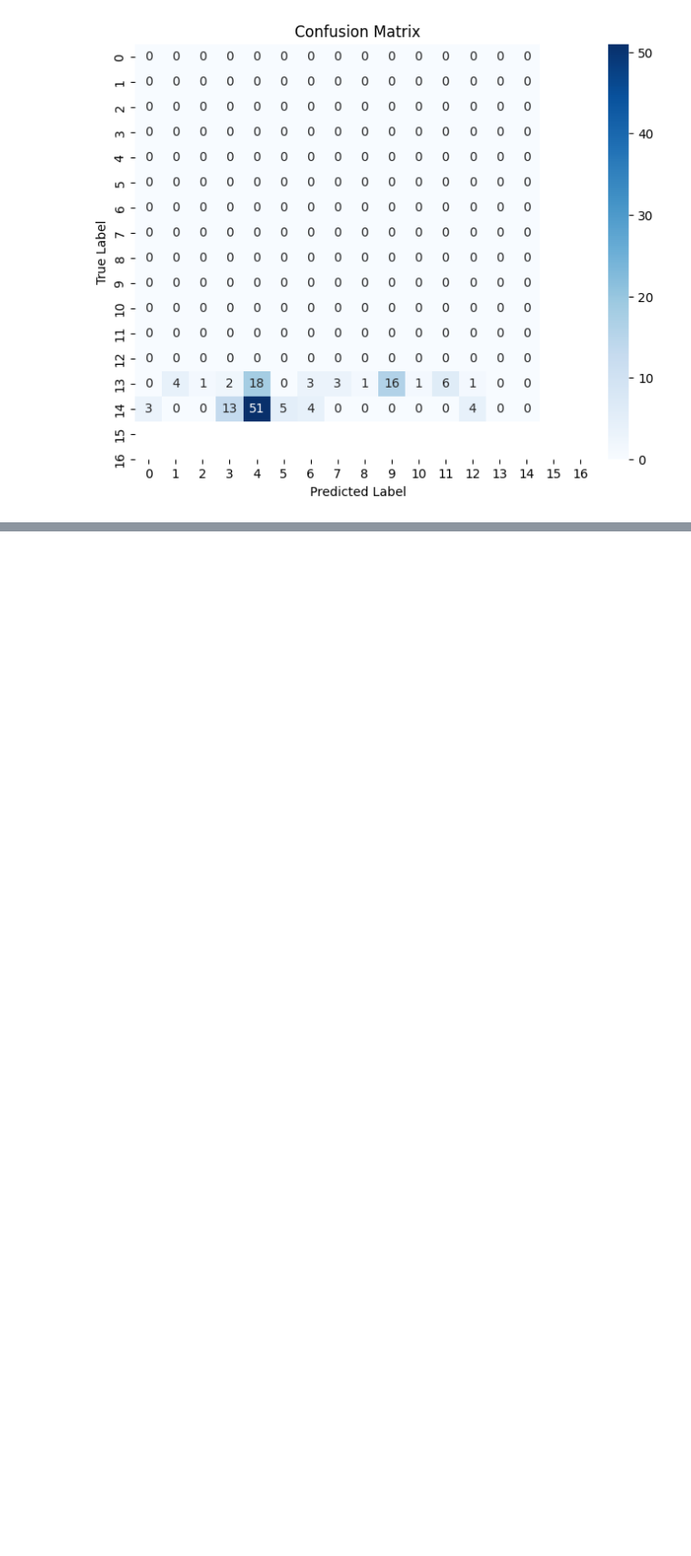
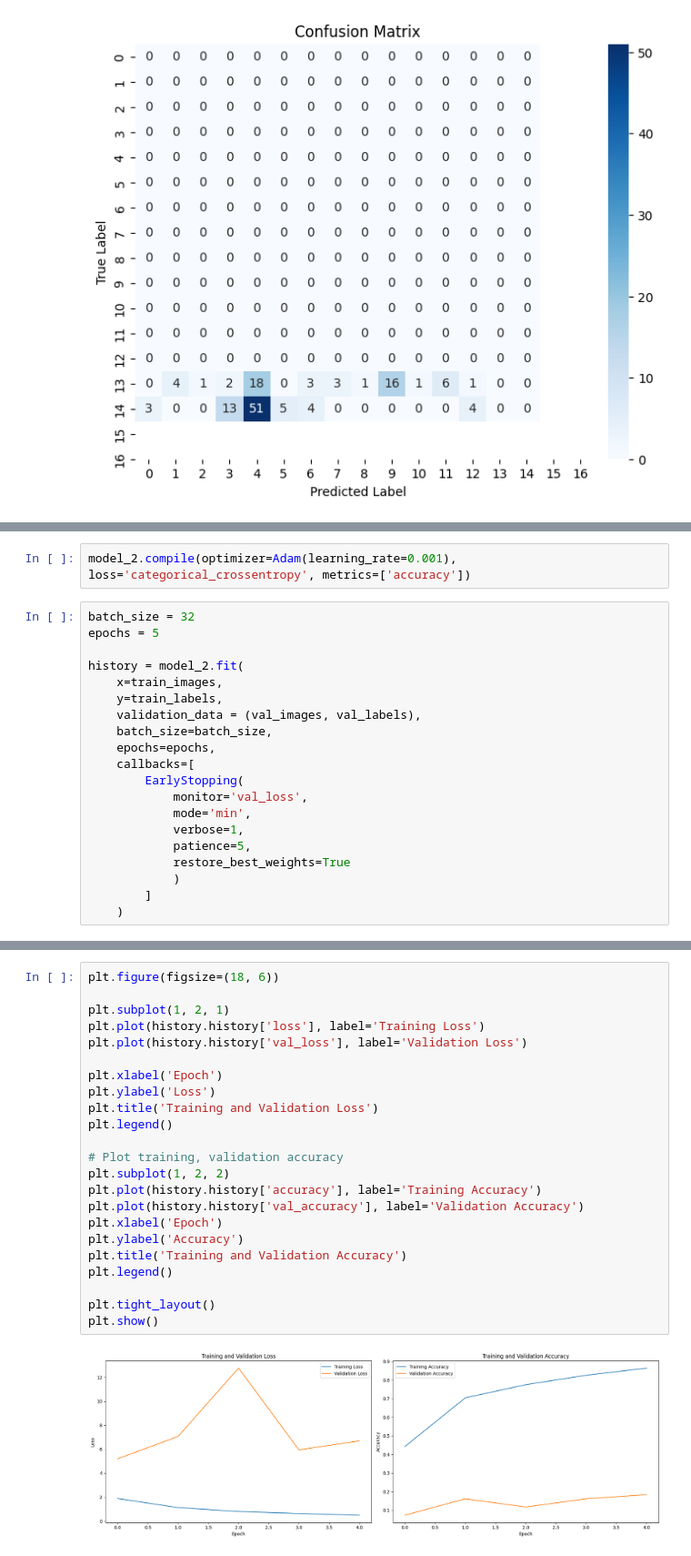
Before and after one commit to patrick-3008/Image-Classification-CNN, a Jupyter notebook: image-class-cnn.ipynb, the cells around one changed output, grey strips where cells are left out. Shown at 91% size. Drawn from its saved outputs; the diff is of its cells as text; blank space fills up the shorter version.

Commit message:
fine-tune the whole model

```diff
--- a/image-class-cnn.ipynb
+++ b/image-class-cnn.ipynb
@@ -273,0 +293,22 @@ plt.show()
+# %%
+model_2.compile(optimizer=Adam(learning_rate=0.001), loss='categorical_crossentropy', metrics=['accuracy'])
+# %%
+batch_size = 32
+epochs = 5
+
+history = model_2.fit(
+    x=train_images,
+    y=train_labels,
+    validation_data = (val_images, val_labels),
+    batch_size=batch_size,
+    epochs=epochs,
+    callbacks=[
+        EarlyStopping(
+            monitor='val_loss',
+            mode='min',
+            verbose=1,
+            patience=5,
+            restore_best_weights=True
+            )
+        ]
+    )
@@ -273,0 +335,25 @@ plt.show()
+# %%
+plt.figure(figsize=(18, 6))
+
+plt.subplot(1, 2, 1)
+plt.plot(history.history['loss'], label='Training Loss')
+plt.plot(history.history['val_loss'], label='Validation Loss')
+
+plt.xlabel('Epoch')
+plt.ylabel('Loss')
+plt.title('Training and Validation Loss')
+plt.legend()
+
+# Plot training, validation accuracy
+plt.subplot(1, 2, 2)
+plt.plot(history.history['accuracy'], label='Training Accuracy')
+plt.plot(history.history['val_accuracy'], label='Validation Accuracy')
+plt.xlabel('Epoch')
+plt.ylabel('Accuracy')
+plt.title('Training and Validation Accuracy')
+plt.legend()
+
+plt.tight_layout()
+plt.show()
+# %% [output]
+[figure, added]
```
Also changed, not shown: parts of 15 cells of this notebook.
